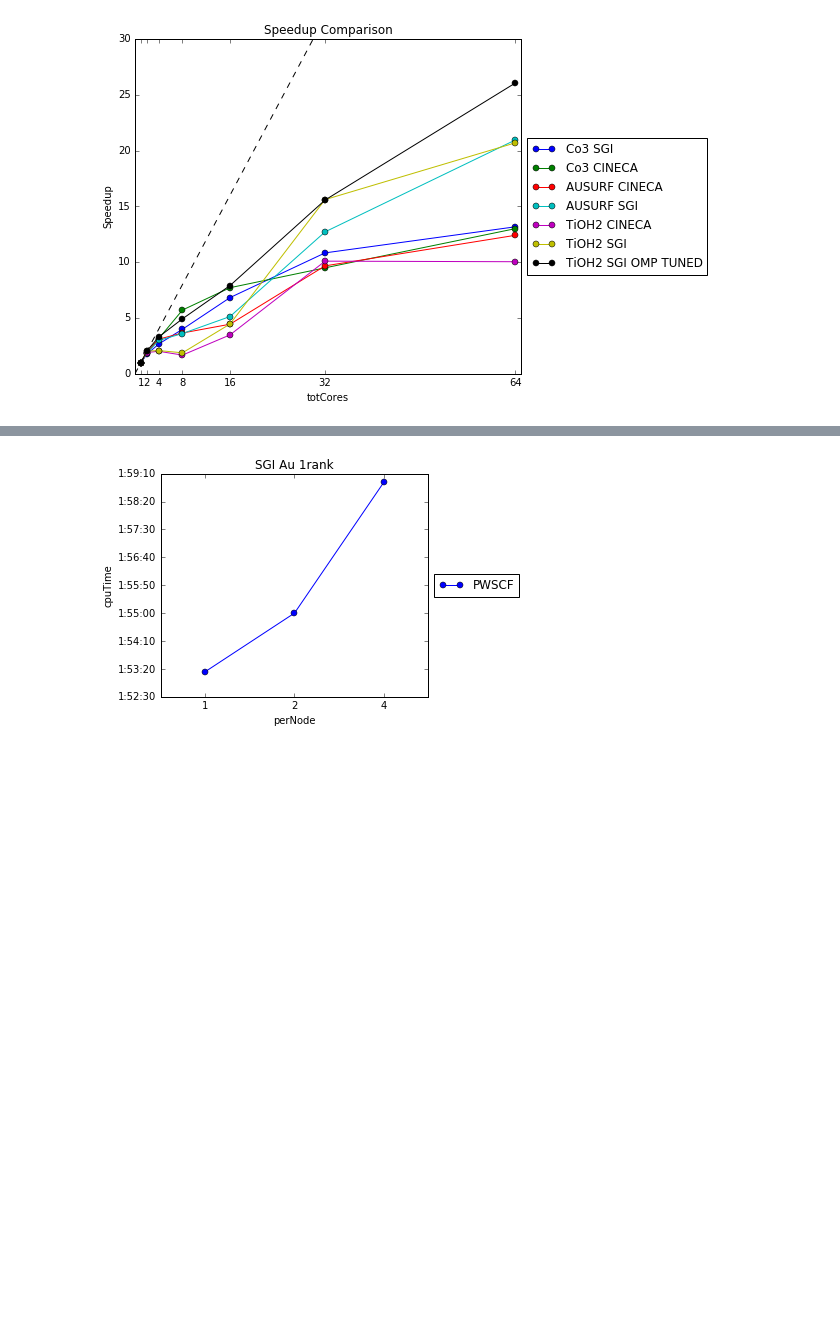
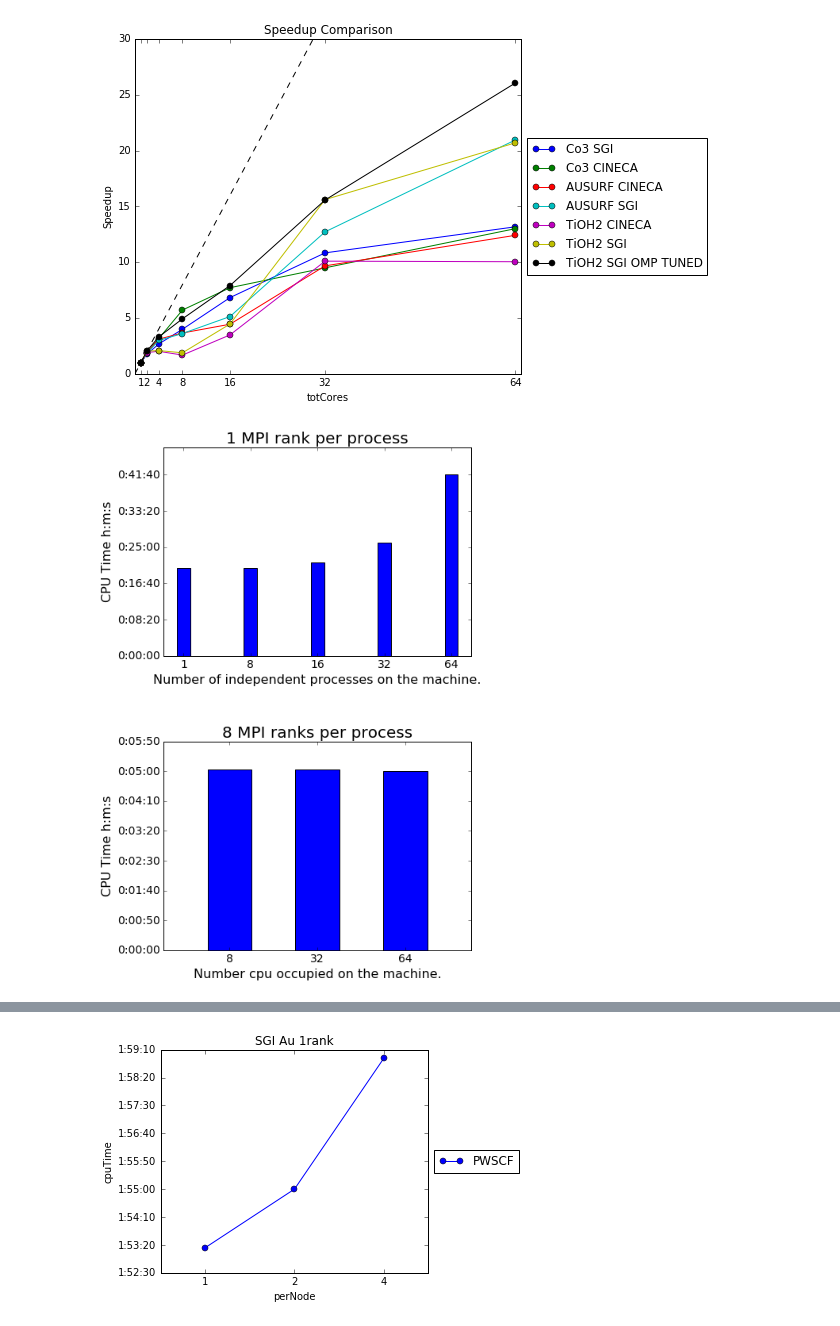
Before and after one commit to gioruffa/qetools, a Jupyter notebook: plotter.ipynb, the cells around one changed output, grey strips where cells are left out. Drawn from its saved outputs; the diff is of its cells as text; code cells hidden in the pictures; blank space fills up the shorter version.

```diff
--- a/plotter.ipynb
+++ b/plotter.ipynb
@@ -1112,5 +1117,101 @@ plt.ylim(0,30)
 [figure]
 # %%
 #tio_MP_GoodRun.plotFunction(metric='wallTime',functions=tio_MP_GoodRun.slowFunctions(metric='wallTime'),ylog=True)
+# %%
+#stress tests on Co3 SGI
+#1rank 1perNode
+csvFileName='Co3O4-H2-conf1-scf.csv'
+
+plt.rcParams.update({'font.size': 12})
+plt.rcParams.update({'axes.titlesize': 20})
+plt.rcParams.update({'axes.labelsize': 16})
+plt.rcParams.update({'xtick.labelsize': 14})
+plt.rcParams.update({'ytick.labelsize': 14})
+
+
+
+#to include the "per NUMA" run
+sgiCo3.runs[0].header['perNode'] = 0
+
+prefix='/data/datiTesi/NUMA/Co304_bench/SGI/1rank/1perNode/'
+rank1_1perNode = condenseFolder(prefix,csvFileName,extraHeaderField=('perNode',1))
+
+prefix='/data/datiTesi/NUMA/Co304_bench/SGI/1rank/2perNode/'
+rank1_2perNode = condenseFolder(prefix,csvFileName,extraHeaderField=('perNode',2))
+
+prefix='/data/datiTesi/NUMA/Co304_bench/SGI/1rank/4perNode/'
+rank1_4perNode = condenseFolder(prefix,csvFileName,extraHeaderField=('perNode',4))
+
+prefix='/data/datiTesi/NUMA/Co304_bench/SGI/1rank/8perNode/'
+rank1_8perNode = condenseFolder(prefix,csvFileName,extraHeaderField=('perNode',8))
+
+rank1Co3=Experiment()
+rank1Co3.addRun(sgiCo3.runs[0])
+rank1Co3.addRun(rank1_1perNode)
+rank1Co3.addRun(rank1_2perNode)
+rank1Co3.addRun(rank1_4perNode)
+rank1Co3.addRun(rank1_8perNode)
+
+
+fig,axes = plt.subplots(2,1)
+lefts=[1,6,11,16,21]
+width = 1
+axes[0].bar(lefts,rank1Co3.getValuesForFunction()[1],width=width)
+#rank1Co3.plotFunction(functions=['PWSCF'],orderBy='perNode',figure = fig, axes=axes, legend=False)
+axes[0].set_ylim(0,48*60*1000)
+axes[0].set_xlabel("Number of independent processes on the machine.")
+axes[0].set_ylabel("CPU Time h:m:s")
+axes[0].set_title("1 MPI rank per process")
+axes[0].set_xticklabels(['1','8','16','32','64'])
+axes[0].set_xticks(map(lambda x : x+ width /2.,lefts))
+axes[0].set_xlim(0,lefts[-1]+ 2 * width)
+formatter =  ticker.FuncFormatter(plot_tools.timeTicks)
+axes[0].yaxis.set_major_formatter(formatter)
+
+
+csvFileName='Co3O4-H2-conf1-scf.csv'
+prefix='/data/datiTesi/NUMA/Co304_bench/SGI/8rank/8perNuma/'
+rank8_numa = condenseFolder(prefix,csvFileName,extraHeaderField=('perMachine',8))
+
+prefix='/data/datiTesi/NUMA/Co304_bench/SGI/8rank/8perNodeHalf/'
+rank8_half = condenseFolder(prefix,csvFileName,extraHeaderField=('perMachine',32))
+
+prefix='/data/datiTesi/NUMA/Co304_bench/SGI/8rank/8perNode/'
+rank8_full = condenseFolder(prefix,csvFileName,extraHeaderField=('perMachine',64))
+
+
+rank8Co3 = Experiment();
+rank8Co3.addRun(rank8_NUMA)
+rank8Co3.addRun(rank8_Half)
+rank8Co3.addRun(rank8_Full)
+
+
+
+
+#fig,axes = plt.subplots(1,1)
+cpuTimes =  rank8Co3.getValuesForFunction()[1]
+
+
+formatter =  ticker.FuncFormatter(plot_tools.timeTicks)
+axes[1].yaxis.set_major_formatter(formatter)
+
+axes[1].bar([5,15,25],cpuTimes,width=5,color=['b','b','b'])
+axes[1].set_xlim(0,35)
+axes[1].set_xticks([5+2.5,15+2.5,25+2.5])
+axes[1].set_xticklabels(['8','32','64'])
+
+#axes.set_ylim(0,6*60*1000)
+axes[1].set_xlabel("Number cpu occupied on the machine.")
+axes[1].set_ylabel("CPU Time h:m:s")
+axes[1].set_title("8 MPI ranks per process")
+
+
+
+
+fig.set_size_inches(7,10)
+fig.tight_layout(h_pad=4)
+plt.savefig('/tmp/asd.pdf')
+# %% [output]
+[figure, added]
 # %%
 #stress tests on Co3 SGI
```
Also changed, not shown: parts of 7 cells of this notebook, 2 other files.
